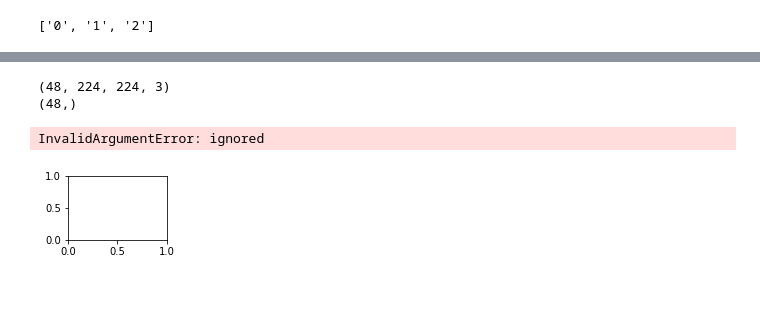
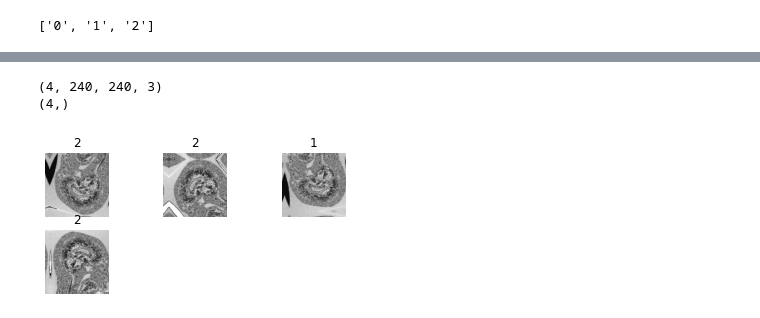
Before and after one commit to balados85/deep-learning-brain-mri-classification, a Jupyter notebook: EfficientNetKeras.ipynb, the cells around one changed output, grey strips where cells are left out. Cells and saved outputs as stored; diff of their text form; code cells hidden in the pictures; blank space fills up the shorter version.

```diff
--- a/EfficientNetKeras.ipynb
+++ b/EfficientNetKeras.ipynb
@@ -46,3 +70,5 @@ input_shape = (IMG_SIZE, IMG_SIZE, 3)
 # %%
+batch_size = 4
+IMG_SIZE = 240
 original_dataset_dir = 'drive/MyDrive/mri_images/train'
 # %%
@@ -76,6 +102,8 @@ print(class_names)
 # %% [output]
 ['0', '1', '2']
 # %%
-size = (IMG_SIZE, IMG_SIZE)
-train_ds = train_ds.map(lambda image, label: (tf.image.resize(image, size), label))
-val_ds = val_ds.map(lambda image, label: (tf.image.resize(image, size), label))
+#size = (IMG_SIZE, IMG_SIZE)
+#train_ds = train_ds.map(lambda image, label: (tf.image.resize(image, size), label))
+print(len(train_ds))
+#val_ds = val_ds.map(lambda image, label: (tf.image.resize(image, size), label))
+print(len(val_ds))
@@ -82,14 +113,9 @@ val_ds = val_ds.map(lambda image, label: (tf.image.resize(image, size), label))
 # %%
-def format_label(label):
-    string_label = label_info.int2str(label)
-    return string_label.split("-")[1]
-
-
-label_info = train_ds.class_names
-
-for i, (image, label) in enumerate(train_ds.take(9)):
+plt.figure(figsize=(10, 10))
+for images, labels in train_ds.take(1):
+  for i in range(4):
     ax = plt.subplot(3, 3, i + 1)
-    plt.imshow(image.numpy().astype("uint8"))
-    plt.title("{}".format(format_label(label)))
+    plt.imshow(images[i].numpy().astype("uint8"),cmap="gray")
+    plt.title(class_names[labels[i]])
     plt.axis("off")
 # %% [output]
@@ -98,8 +122,0 @@ TypeError: ignored
-# %%
-plt.figure(figsize=(10, 10))
-for images, labels in train_ds.take(1):
-  for i in range(9):
-    ax = plt.subplot(3, 3, i + 1)
-    plt.imshow(images[i].numpy().astype("uint8"),cmap="gray")
-    plt.title(class_names[labels[i]])
-    plt.axis("off")
@@ -111,8 +126,8 @@ for image_batch, labels_batch in train_ds:
   print(labels_batch.shape)
   break
 # %% [output]
-(48, 224, 224, 3)
-(48,)
+(4, 240, 240, 3)
+(4,)
 # %%
 img_augmentation = Sequential(
     [
@@ -126,11 +143,11 @@ img_augmentation = Sequential(
 # %%
 for image, label in train_ds.take(1):
-    for i in range(9):
+    for i in range(4):
+        aug_img = img_augmentation(image)
         ax = plt.subplot(3, 3, i + 1)
-        aug_img = img_augmentation(tf.expand_dims(image, axis=0))
+
         plt.imshow(aug_img[0].numpy().astype("uint8"))
-        plt.title("{}".format(format_label(label)))
+        plt.title(class_names[labels[i]])
         plt.axis("off")
 # %% [output]
-InvalidArgumentError: ignored
-[figure, old version]
+[figure, new version]
```
Also changed, not shown: parts of 23 cells of this notebook.
